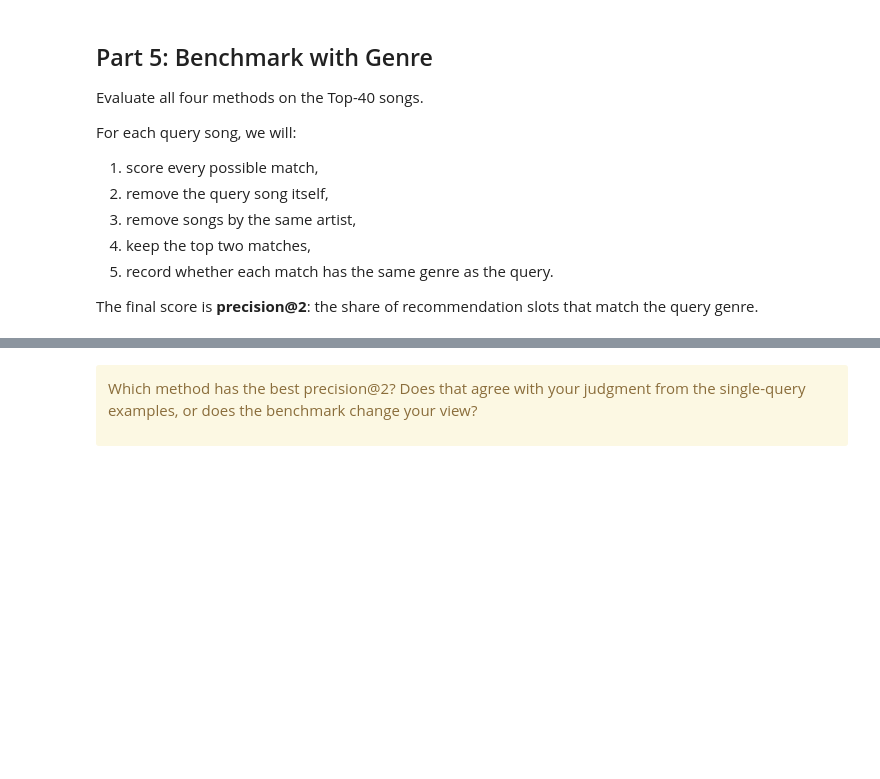
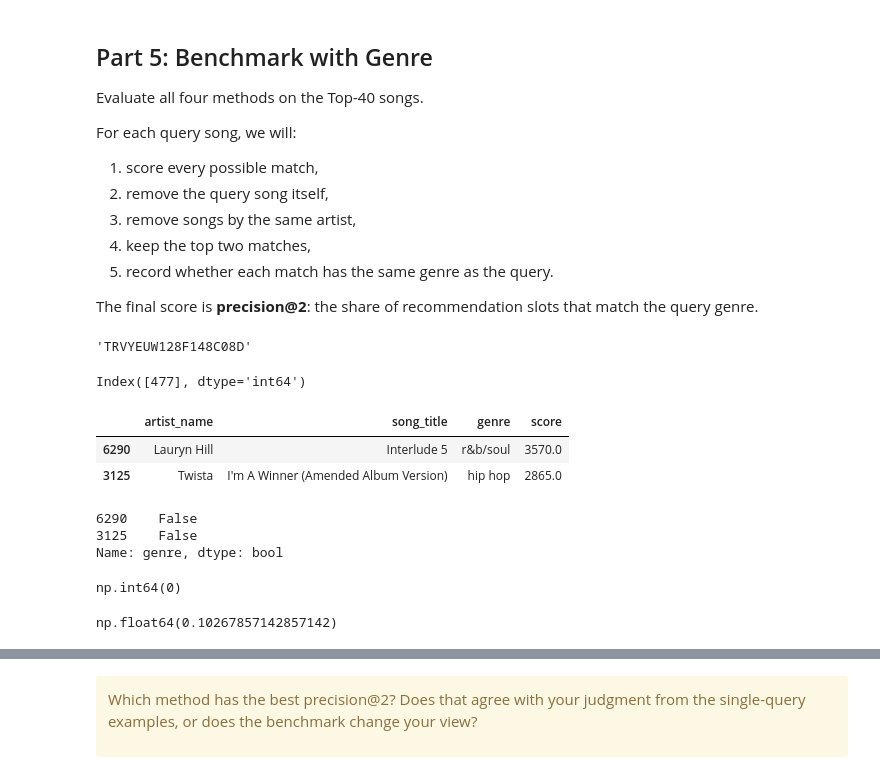
Before and after one commit to sjh-6161/DS-5030-Labs, a Jupyter notebook: Lab 2/lab_02.ipynb, the cells around one changed output, grey strips where cells are left out. Drawn from its saved outputs; the diff is of its cells as text; code cells hidden in the pictures; blank space fills up the shorter version.

```diff
--- a/Lab 2/lab_02.ipynb
+++ b/Lab 2/lab_02.ipynb
@@ -265,3 +330,70 @@ For each query song, we will:
 5. record whether each match has the same genre as the query.
 
 The final score is **precision@2**: the share of recommendation slots that match the query genre.
+# %%
+row = top_40.iloc[0]
+
+track_id = row["track_id"]
+track_id
+# %% [output]
+'TRVYEUW128F148C08D'
+# %%
+matches = songs.index[songs["track_id"] == track_id]
+matches
+# %% [output]
+Index([477], dtype='int64')
+# %%
+query_row = matches[0]
+query_vector = X[query_row]
+
+artist_id = songs.loc[query_row, "artist_id"]
+query_genre = songs.loc[query_row, "genre"]
+# %%
+scores = X @ query_vector
+# %%
+recs = top_matches(
+    scores,
+    track_id,
+    k=2,
+    query_artist_id=artist_id
+)
+
+recs[["artist_name", "song_title", "genre", "score"]]
+# %% [output]
+|  | artist_name | song_title | genre | score |
+| 6290 | Lauryn Hill | Interlude 5 | r&b/soul | 3570.0 |
+| 3125 | Twista | I'm A Winner (Amended Album Version) | hip hop | 2865.0 |
+# %%
+recs["genre"] == query_genre
+# %% [output]
+6290    False
+3125    False
+Name: genre, dtype: bool
+# %%
+(recs["genre"] == query_genre).sum()
+# %% [output]
+np.int64(0)
+# %%
+#TF-IDF Dot Product Evaluation
+correct = 0
+total = 0
+
+for _, row in top_40.iterrows():
+    track_id = row["track_id"]
+    matches = songs.index[songs["track_id"] == track_id]
+
+    query_row = matches[0]
+    query_vector = TFIDF[query_row]
+
+    artist_id = songs.loc[query_row, "artist_id"]
+    query_genre = songs.loc[query_row, "genre"]
+
+    scores = TFIDF @ query_vector
+
+    recs = top_matches(scores, track_id, k=2, query_artist_id=artist_id)
+
+    correct += (recs["genre"] == query_genre).sum()
+    total += len(recs)
+correct / total
+# %% [output]
+np.float64(0.10267857142857142)
```
Also changed, not shown: parts of 13 cells of this notebook.
